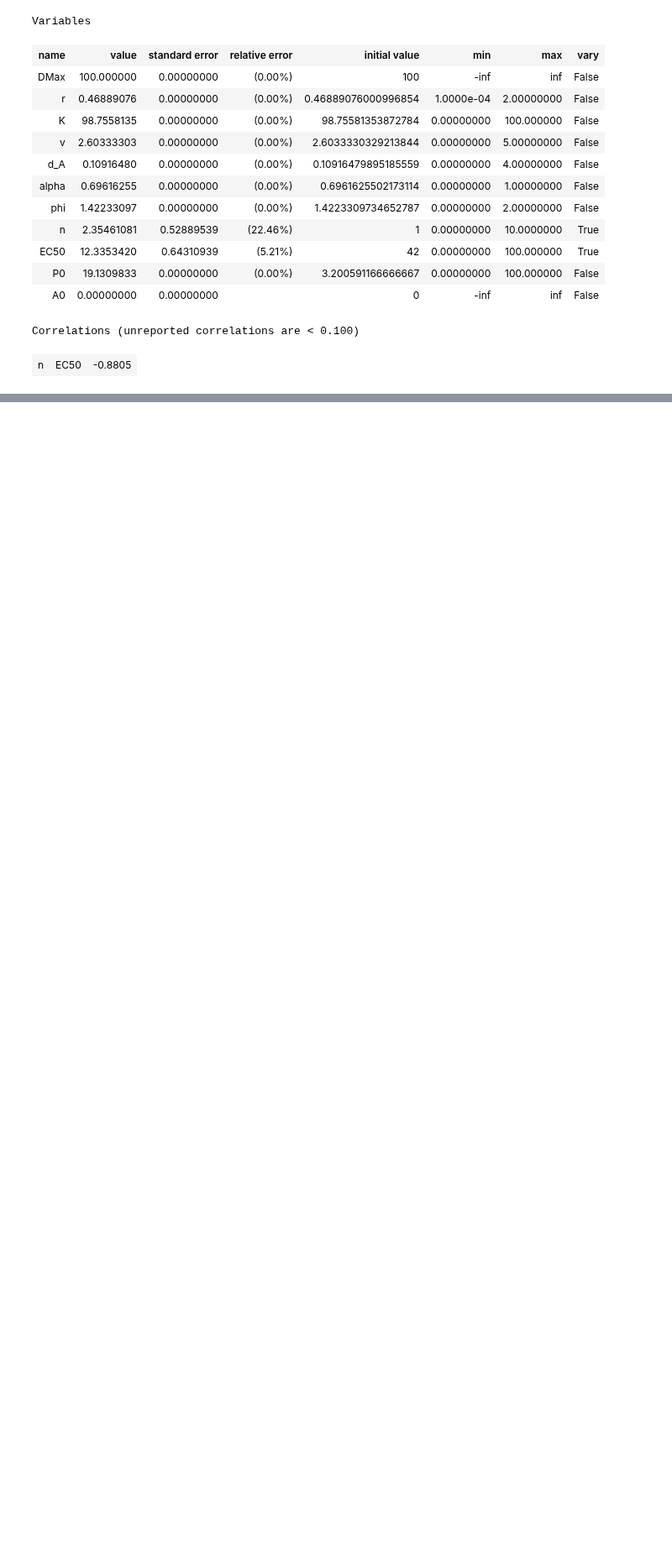
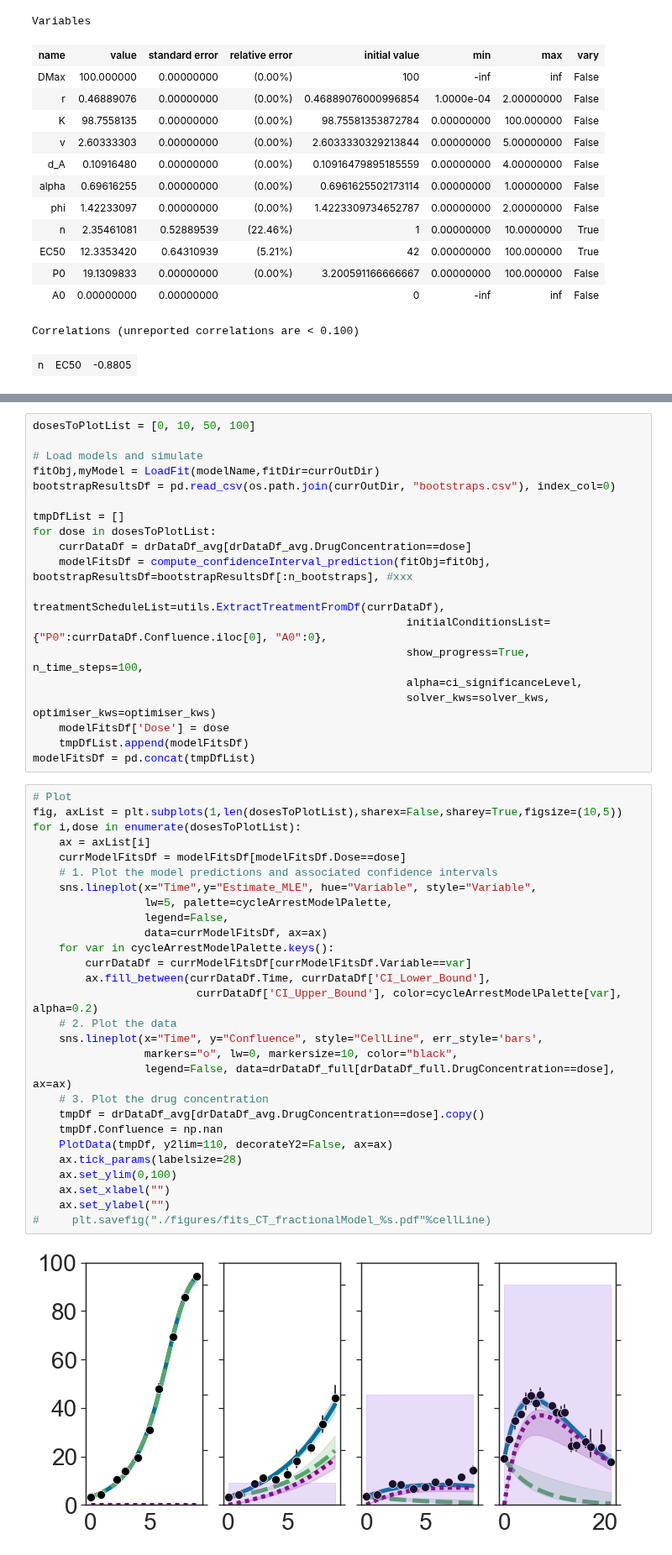
Before and after one commit to MathOnco/PARPi_Model, a Jupyter notebook: jnb_figure5.ipynb, the cells around one changed output, grey strips where cells are left out. Shown at 84% size. Saved outputs shown, nothing was run; the diff lists cells and outputs as text; blank space fills up the shorter version.

Commit message:
Fitting of Model 5 together with bootstrapping and plotting the fits.

```diff
--- a/jnb_figure5.ipynb
+++ b/jnb_figure5.ipynb
@@ -333,0 +327,49 @@ for i,dose in enumerate(doseToTrainList):
+# %%
+dosesToPlotList = [0, 10, 50, 100]
+
+# Load models and simulate
+fitObj,myModel = LoadFit(modelName,fitDir=currOutDir)
+bootstrapResultsDf = pd.read_csv(os.path.join(currOutDir, "bootstraps.csv"), index_col=0)
+
+tmpDfList = []
+for dose in dosesToPlotList:
+    currDataDf = drDataDf_avg[drDataDf_avg.DrugConcentration==dose]
+    modelFitsDf = compute_confidenceInterval_prediction(fitObj=fitObj, bootstrapResultsDf=bootstrapResultsDf[:n_bootstraps], #xxx
+                                                         treatmentScheduleList=utils.ExtractTreatmentFromDf(currDataDf),
+                                                         initialConditionsList={"P0":currDataDf.Confluence.iloc[0], "A0":0},
+                                                         show_progress=True, n_time_steps=100,
+                                                         alpha=ci_significanceLevel,
+                                                         solver_kws=solver_kws, optimiser_kws=optimiser_kws)
+    modelFitsDf['Dose'] = dose
+    tmpDfList.append(modelFitsDf)
+modelFitsDf = pd.concat(tmpDfList)
+# %%
+# Plot
+fig, axList = plt.subplots(1,len(dosesToPlotList),sharex=False,sharey=True,figsize=(10,5))
+for i,dose in enumerate(dosesToPlotList):
+    ax = axList[i]
+    currModelFitsDf = modelFitsDf[modelFitsDf.Dose==dose]
+    # 1. Plot the model predictions and associated confidence intervals
+    sns.lineplot(x="Time",y="Estimate_MLE", hue="Variable", style="Variable",
+                 lw=5, palette=cycleArrestModelPalette,
+                 legend=False,
+                 data=currModelFitsDf, ax=ax)
+    for var in cycleArrestModelPalette.keys():
+        currDataDf = currModelFitsDf[currModelFitsDf.Variable==var]
+        ax.fill_between(currDataDf.Time, currDataDf['CI_Lower_Bound'],
+                         currDataDf['CI_Upper_Bound'], color=cycleArrestModelPalette[var], alpha=0.2)
+    # 2. Plot the data
+    sns.lineplot(x="Time", y="Confluence", style="CellLine", err_style='bars',
+                 markers="o", lw=0, markersize=10, color="black",
+                 legend=False, data=drDataDf_full[drDataDf_full.DrugConcentration==dose], ax=ax)
+    # 3. Plot the drug concentration
+    tmpDf = drDataDf_avg[drDataDf_avg.DrugConcentration==dose].copy()
+    tmpDf.Confluence = np.nan
+    PlotData(tmpDf, y2lim=110, decorateY2=False, ax=ax)
+    ax.tick_params(labelsize=28)
+    ax.set_ylim(0,100)
+    ax.set_xlabel("")
+    ax.set_ylabel("")
+#     plt.savefig("./figures/fits_CT_fractionalModel_%s.pdf"%cellLine)
+# %% [output]
+[figure, added]
```
Also changed, not shown: parts of 7 cells of this notebook, 2 other files.
